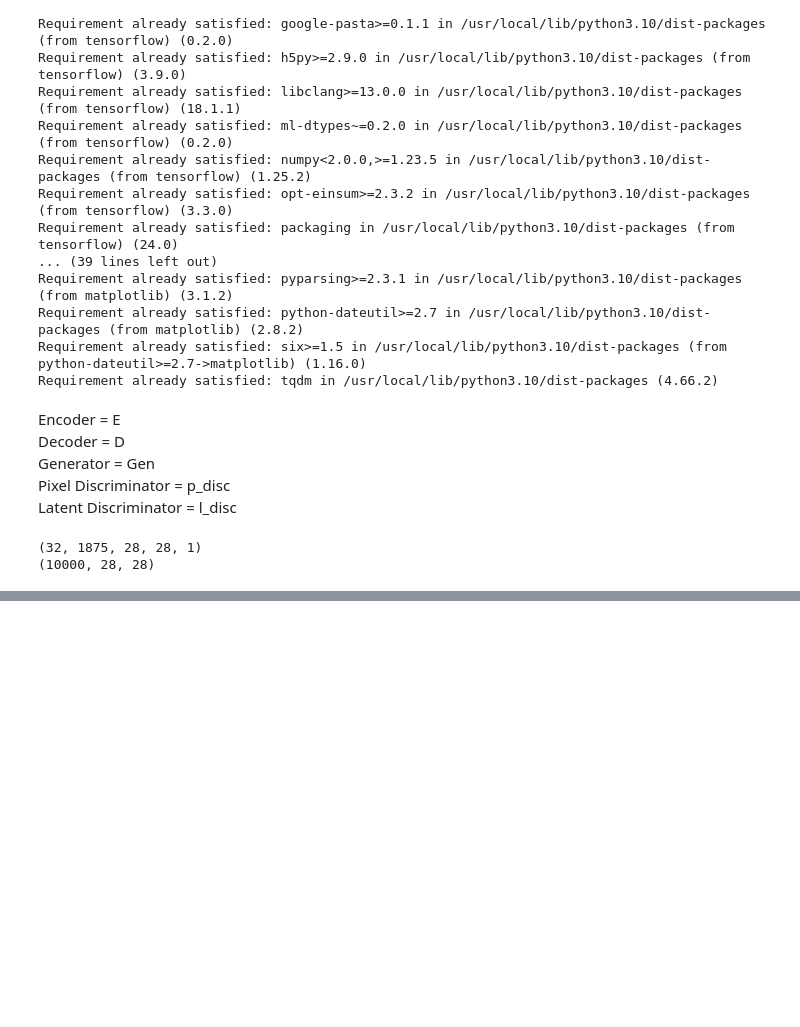
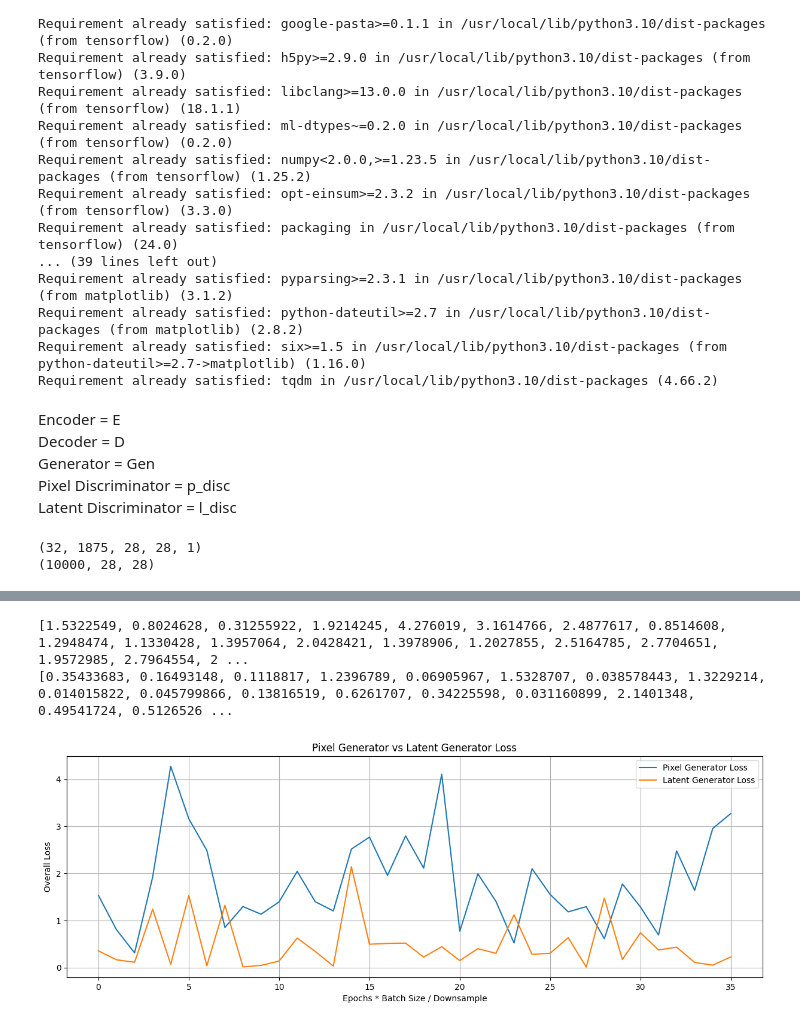
Before and after one commit to lucash-h/GANS, a Jupyter notebook: MGGAN.ipynb, the cells around one changed output, grey strips where cells are left out. Drawn from its saved outputs; the diff is of its cells as text; code cells hidden in the pictures; blank space fills up the shorter version.

```diff
--- a/MGGAN.ipynb
+++ b/MGGAN.ipynb
@@ -92,7 +91,7 @@ batch_size = 1875
 batch_number = 32
 learning_rate = 0.001
 # %%
-gan_epochs = 20
+gan_epochs = 15
 # %%
 (x_train, x_train_labels), (x_test,x_test_lables) = tf.keras.datasets.mnist.load_data()
 
@@ -451,25 +468,6 @@ def setup(batch, batch_size):
                                                                                                   generator,
                                                                                                   x_train)
   return noise, encoded_generated_images, encoded_real_images, test_real_image, generated_images
-  '''
-  #Generator training step and loss
-  gp_loss, gl_loss, ttl_g_loss = generator_train_step(batch, noise)
-  loss_log['generator_pixel_loss'].append(gp_loss)
-  loss_log['generator_latent_loss'].append(gl_loss)
-  loss_log['total_generator_loss'].append(ttl_g_loss)
-
-  # Pixel discriminator training step and loss
-  real_pixel_discriminator_loss, fake_pixel_discriminator_loss, total_pixel_discriminator_loss = pixel_discriminator_train_step(images, generated_images):
-  loss_log['real_pixel_discriminator_loss'].append(real_pixel_discriminator_loss)
-  loss_log['fake_pixel_discriminator_loss'].append(fake_pixel_discriminator_loss)
-  loss_log['total_pixel_discriminator_loss'].append(total_pixel_discriminator_loss)
-
-  # Latent discriminator training step and loss
-  rld_loss, fld_loss, ttl_ld_loss = latent_discriminator_train_step(batch, generated_images, encoder)
-  loss_log['real_latent_discriminator_loss'].append(rld_loss)
-  loss_log['fake_latent_discriminator_loss'].append(fld_loss)
-  loss_log['total_latent_discriminator_loss'].append(ttl_ld_loss)
-  '''
 # %%
 if(summaries == True):
   generator.summary()
@@ -551,14 +548,19 @@ def plot_metrics(list1,list1_title, list2, list2_title, downsample=False, ds_val
     plt.legend()
     plt.show()
 # %%
-print(loss_log['generator_pixel_loss'][0])
+print(loss_log['generator_pixel_loss'])
+print(loss_log['generator_latent_loss'])
+# %% [output]
+[1.5322549, 0.8024628, 0.31255922, 1.9214245, 4.276019, 3.1614766, 2.4877617, 0.8514608, 1.2948474, 1.1330428, 1.3957064, 2.0428421, 1.3978906, 1.2027855, 2.5164785, 2.7704651, 1.9572985, 2.7964554, 2 ...
+[0.35433683, 0.16493148, 0.1118817, 1.2396789, 0.06905967, 1.5328707, 0.038578443, 1.3229214, 0.014015822, 0.045799866, 0.13816519, 0.6261707, 0.34225598, 0.031160899, 2.1401348, 0.49541724, 0.5126526 ...
 # %%
-plot_metrics(loss_log['total_generator_loss'],
+plot_metrics(loss_log['generator_pixel_loss'],
               'Pixel Generator Loss',
-              loss_log['total_pixel_discriminator_loss'] + loss_log['total_latent_discriminator_loss'],
-              'Pixel Discriminator Loss',
-              True,
-              10,
-              'Epochs * Batch Size / Downsample',
-              'Overall Loss',
-              'Pixel Generator vs Pixel Discriminator Loss')
+              loss_log['generator_latent_loss'],
+              'Latent Generator Loss',
+              False,
+              x_title='Epochs * Batch Size / Downsample',
+              y_title ='Overall Loss',
+              plot_title = 'Pixel Generator vs Latent Generator Loss')
+# %% [output]
+[figure, added]
```
Also changed, not shown: parts of 11 cells of this notebook.
